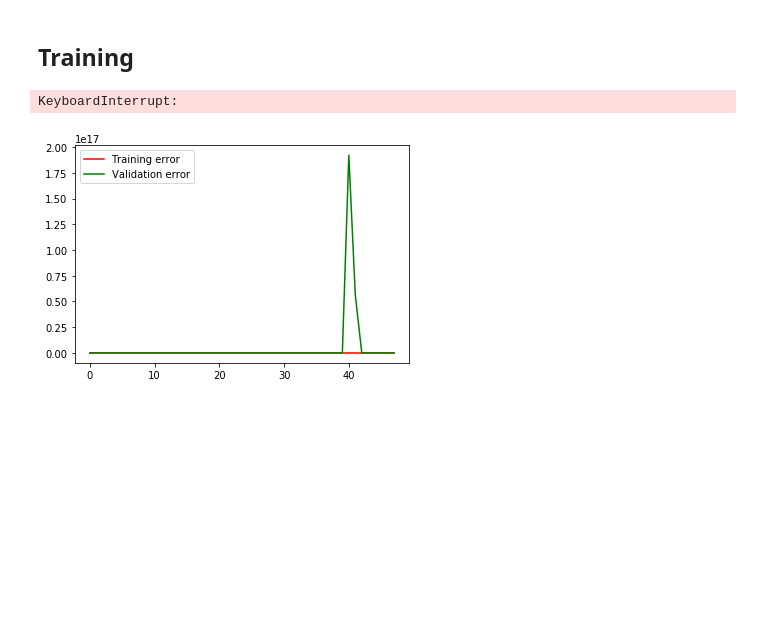
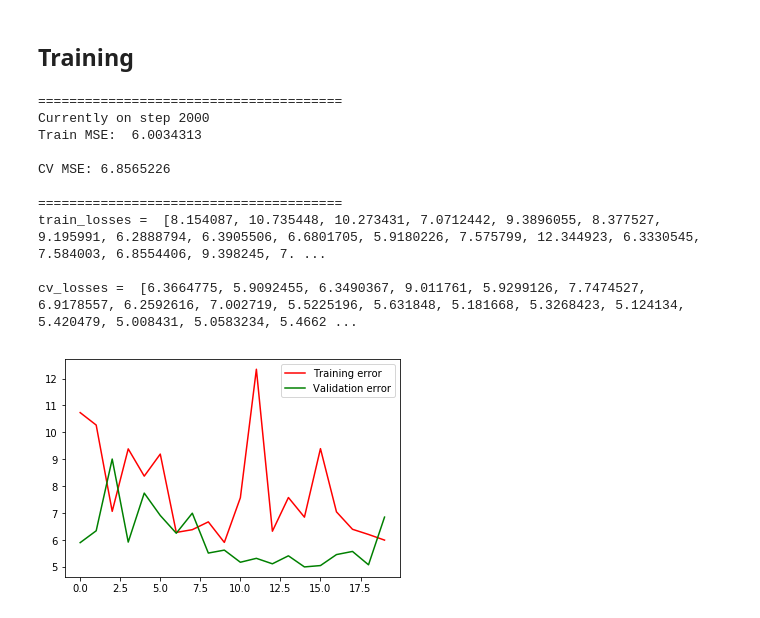
Before and after one commit to sgmig/ml_projects, a Jupyter notebook: kaggle/facial-keypoints-detection/facial_keypoints_CNN_training_Full_File.ipynb, the cells around one changed output. Saved outputs shown, nothing was run; the diff lists cells and outputs as text; code cells hidden in the pictures; blank space fills up the shorter version.

```diff
--- a/kaggle/facial-keypoints-detection/facial_keypoints_CNN_training_Full_File.ipynb
+++ b/kaggle/facial-keypoints-detection/facial_keypoints_CNN_training_Full_File.ipynb
@@ -185,7 +238,7 @@ init = tf.global_variables_initializer()
 
 saver = tf.train.Saver()
 # %%
-counter = 2
+counter = 5
 # %%
 keypoints_mean = keypoints_train.mean()
 
@@ -196,24 +251,24 @@ mean_keypoints_mse
 # %% [markdown]
 ## Training
 # %%
-num_steps = 2000
+num_steps = 5000
 
 fig = plt.figure()
 ax = fig.add_subplot(1, 1, 1)
 
 with tf.Session() as sess:
 
-    sess.run(init)
-    #saver.restore(sess, "./saved_models/keypoints_cnn_0")
+    #sess.run(init)
+    saver.restore(sess, "./saved_models/keypoints_cnn_" + str(counter))
     train_losses = []
     cv_losses = []
     for iteration in range(num_steps+1):
 
-        x_batch, keypoints_batch = next_batch(x_train, keypoints_train, 30)
+        x_batch, keypoints_batch = next_batch(x_train, keypoints_train, 70)
 
         _ , train_loss = sess.run([train, masked_loss],
                                   feed_dict={x: x_batch, keypoints_true: keypoints_batch,
-                                             lr:0.001, training:True})
+                                             lr:0.0001, drop_rate:0.5})
 
         # PRINT OUT A MESSAGE EVERY 100 STEPS
 
@@ -223,7 +278,7 @@ with tf.Session() as sess:
         if iteration%100 == 0:
 
             cv_loss = sess.run(masked_loss,feed_dict={x:x_cv,keypoints_true:keypoints_cv,
-                                                      training:False})
+                                                      drop_rate:0})
 
             train_losses.append(train_loss)
             cv_losses.append(cv_loss)
@@ -366,11 +420,11 @@ full_layer_one = tf.nn.relu(normal_full_layer(convo3_flat,1024))
 
 # DROPOUT AND OUTPOUT LAYER
 
-#full_one_dropout = tf.nn.dropout(full_layer_one, rate = drop_rate)
+full_one_dropout = tf.nn.dropout(full_layer_one, rate = drop_rate)
 
-#keypoints_pred = normal_full_layer(full_one_dropout,30)
-pre_pred_bn = bn_layer(full_layer_one, is_training =training)
-keypoints_pred = normal_full_layer(pre_pred_bn,30)
+keypoints_pred = normal_full_layer(full_one_dropout,30)
+#pre_pred_bn = bn_layer(full_layer_one, is_training =training)
+#keypoints_pred = normal_full_layer(pre_pred_bn,30)
 # %%
 # LOSS FUNCTION
 
@@ -388,28 +442,28 @@ init = tf.global_variables_initializer()
 
 saver = tf.train.Saver()
 # %%
-counter = 0
+counter = 1
 # %% [markdown]
 ## Training
 # %%
-num_steps = 5000
+num_steps = 2000
 
 fig = plt.figure()
 ax = fig.add_subplot(1, 1, 1)
 
 with tf.Session() as sess:
 
-    sess.run(init)
-    #saver.restore(sess, "./saved_models/keypoints_3_lay_cnn0")
+    #sess.run(init)
+    saver.restore(sess, "./saved_models/keypoints_3_lay_cnn_0")
     train_losses = []
     cv_losses = []
     for iteration in range(num_steps+1):
 
-        x_batch, keypoints_batch = next_batch(x_train, keypoints_train, 30)
+        x_batch, keypoints_batch = next_batch(x_train, keypoints_train, 70)
 
         _ , train_loss = sess.run([train, masked_loss],
                                   feed_dict={x: x_batch, keypoints_true: keypoints_batch,
-                                             lr:1, training:True})
+                                             lr:0.001, drop_rate:0.1})
 
         # PRINT OUT A MESSAGE EVERY 100 STEPS
 
@@ -419,7 +473,7 @@ with tf.Session() as sess:
         if iteration%100 == 0:
 
             cv_loss = sess.run(masked_loss,feed_dict={x:x_cv,keypoints_true:keypoints_cv,
-                                                      training:False})
+                                                      drop_rate:0})
 
             train_losses.append(train_loss)
             cv_losses.append(cv_loss)
@@ -435,36 +489,45 @@ with tf.Session() as sess:
             ax.plot(cv_losses[1:], 'g', label = 'Validation error')
             ax.legend()
             display(fig)
 
             print('=======================================')
             print('train_losses = ', train_losses, '\n')
             print('cv_losses = ', cv_losses)
             clear_output(wait = True)
 
     # printing final results
 
     print('=======================================')
     print('Currently on step {}'.format(iteration))
     print('Train MSE: ', train_loss, '\n')
     print('CV MSE:', cv_loss, '\n')
 
     ax.cla()
     ax.plot(train_losses[1:], 'r', label = 'Training error')
     ax.plot(cv_losses[1:], 'g', label = 'Validation error')
     ax.legend()
     #display(fig)
 
     print('=======================================')
     print('train_losses = ', train_losses, '\n')
     print('cv_losses = ', cv_losses)
 
-    #saver.save(sess, "./saved_models/keypoints_3_lay_cnn" + str(counter) )
+    saver.save(sess, "./saved_models/keypoints_3_lay_cnn_" + str(counter) )
     #saver.save(sess, "./saved_models/keypoints_3_lay_cnn_1"  )
     #counter +=1
     #print(counter)
 # %% [output]
-KeyboardInterrupt:
+=======================================
+Currently on step 2000
+Train MSE:  6.0034313
+
+CV MSE: 6.8565226
+
+=======================================
+train_losses =  [8.154087, 10.735448, 10.273431, 7.0712442, 9.3896055, 8.377527, 9.195991, 6.2888794, 6.3905506, 6.6801705, 5.9180226, 7.575799, 12.344923, 6.3330545, 7.584003, 6.8554406, 9.398245, 7. ...
+
+cv_losses =  [6.3664775, 5.9092455, 6.3490367, 9.011761, 5.9299126, 7.7474527, 6.9178557, 6.2592616, 7.002719, 5.5225196, 5.631848, 5.181668, 5.3268423, 5.124134, 5.420479, 5.008431, 5.0583234, 5.4662 ...
-[figure, old version]
+[figure, new version]
 # %%
 np.sqrt(cv_losses[-1])
 # %% [output]
```
Also changed, not shown: parts of 17 cells of this notebook.
